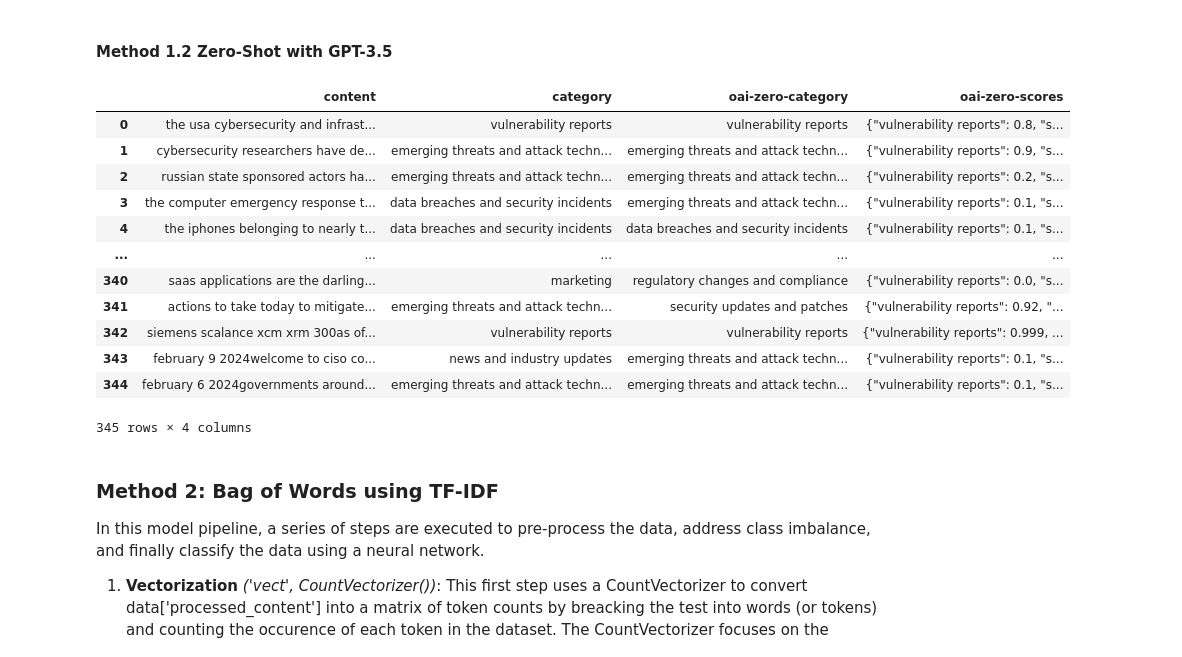
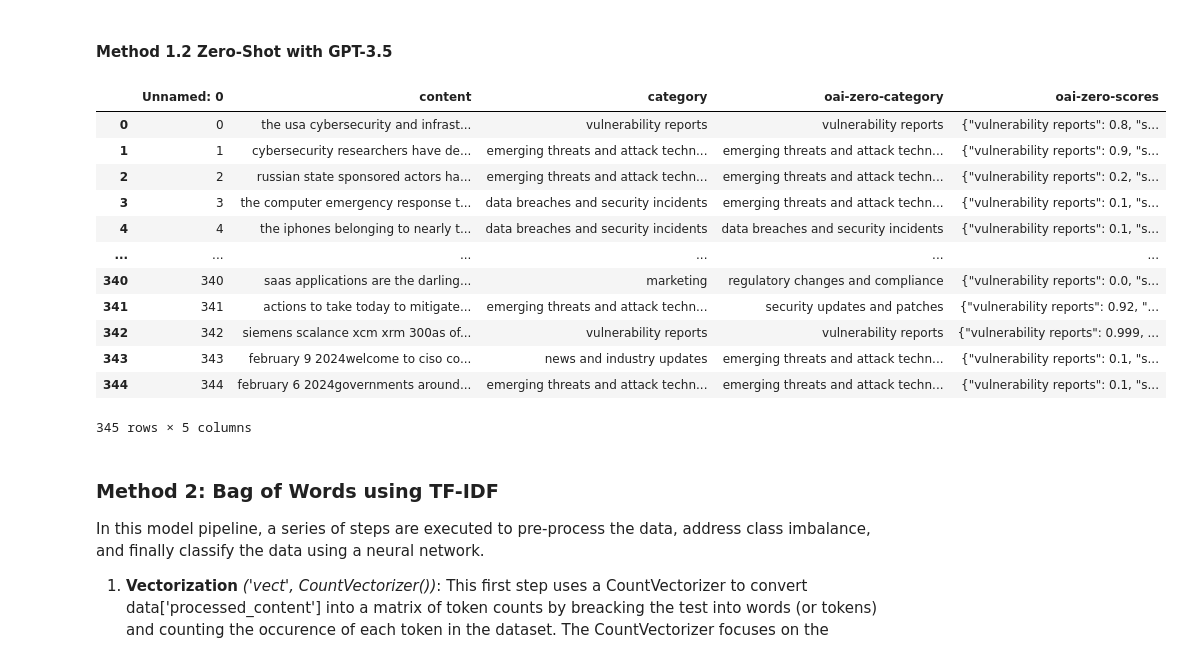
Before and after one commit to r3mnan7/INFO602-Final, a Jupyter notebook: poff-info602-final.ipynb, the cells around one changed output. Cells and saved outputs as stored; diff of their text form; code cells hidden in the pictures.

```diff
--- a/poff-info602-final.ipynb
+++ b/poff-info602-final.ipynb
@@ -441,21 +442,22 @@ subset = zodata.sample(n=3, random_state=42)
 #zodata[['oai-zero-category', 'oai-zero-scores']] = zodata['content'].apply(get_oai_zero_shot)
 #zodata.to_csv('./data/zeroOaiData.csv')
 # %%
+zodata = pd.read_csv('./data/zeroOaiData.csv')
 zodata
 # %% [output]
-|  | content | category | oai-zero-category | oai-zero-scores |
-| 0 | the usa cybersecurity and infrast... | vulnerability reports | vulnerability reports | {"vulnerability reports": 0.8, "s... |
-| 1 | cybersecurity researchers have de... | emerging threats and attack techn... | emerging threats and attack techn... | {"vulnerability reports": 0.9, "s... |
-| 2 | russian state sponsored actors ha... | emerging threats and attack techn... | emerging threats and attack techn... | {"vulnerability reports": 0.2, "s... |
-| 3 | the computer emergency response t... | data breaches and security incidents | emerging threats and attack techn... | {"vulnerability reports": 0.1, "s... |
-| 4 | the iphones belonging to nearly t... | data breaches and security incidents | data breaches and security incidents | {"vulnerability reports": 0.1, "s... |
-| ... | ... | ... | ... | ... |
-| 340 | saas applications are the darling... | marketing | regulatory changes and compliance | {"vulnerability reports": 0.0, "s... |
-| 341 | actions to take today to mitigate... | emerging threats and attack techn... | security updates and patches | {"vulnerability reports": 0.92, "... |
-| 342 | siemens scalance xcm xrm 300as of... | vulnerability reports | vulnerability reports | {"vulnerability reports": 0.999, ... |
-| 343 | february 9 2024welcome to ciso co... | news and industry updates | emerging threats and attack techn... | {"vulnerability reports": 0.1, "s... |
-| 344 | february 6 2024governments around... | emerging threats and attack techn... | emerging threats and attack techn... | {"vulnerability reports": 0.1, "s... |
+|  | Unnamed: 0 | content | category | oai-zero-category | oai-zero-scores |
+| 0 | 0 | the usa cybersecurity and infrast... | vulnerability reports | vulnerability reports | {"vulnerability reports": 0.8, "s... |
+| 1 | 1 | cybersecurity researchers have de... | emerging threats and attack techn... | emerging threats and attack techn... | {"vulnerability reports": 0.9, "s... |
+| 2 | 2 | russian state sponsored actors ha... | emerging threats and attack techn... | emerging threats and attack techn... | {"vulnerability reports": 0.2, "s... |
+| 3 | 3 | the computer emergency response t... | data breaches and security incidents | emerging threats and attack techn... | {"vulnerability reports": 0.1, "s... |
+| 4 | 4 | the iphones belonging to nearly t... | data breaches and security incidents | data breaches and security incidents | {"vulnerability reports": 0.1, "s... |
+| ... | ... | ... | ... | ... | ... |
+| 340 | 340 | saas applications are the darling... | marketing | regulatory changes and compliance | {"vulnerability reports": 0.0, "s... |
+| 341 | 341 | actions to take today to mitigate... | emerging threats and attack techn... | security updates and patches | {"vulnerability reports": 0.92, "... |
+| 342 | 342 | siemens scalance xcm xrm 300as of... | vulnerability reports | vulnerability reports | {"vulnerability reports": 0.999, ... |
+| 343 | 343 | february 9 2024welcome to ciso co... | news and industry updates | emerging threats and attack techn... | {"vulnerability reports": 0.1, "s... |
+| 344 | 344 | february 6 2024governments around... | emerging threats and attack techn... | emerging threats and attack techn... | {"vulnerability reports": 0.1, "s... |
-345 rows × 4 columns
+345 rows × 5 columns
 # %% [markdown]
 ### Method 2: Bag of Words using TF-IDF
 In this model pipeline, a series of steps are executed to pre-process the data, address class imbalance, and finally classify the data using a neural network.
```
Also changed, not shown: parts of 1 cell of this notebook.
